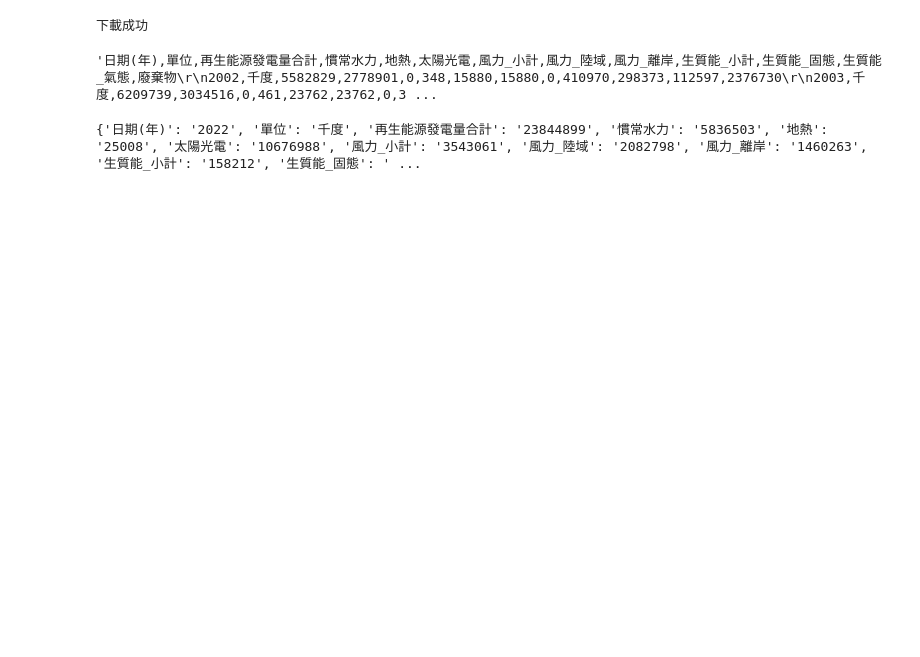
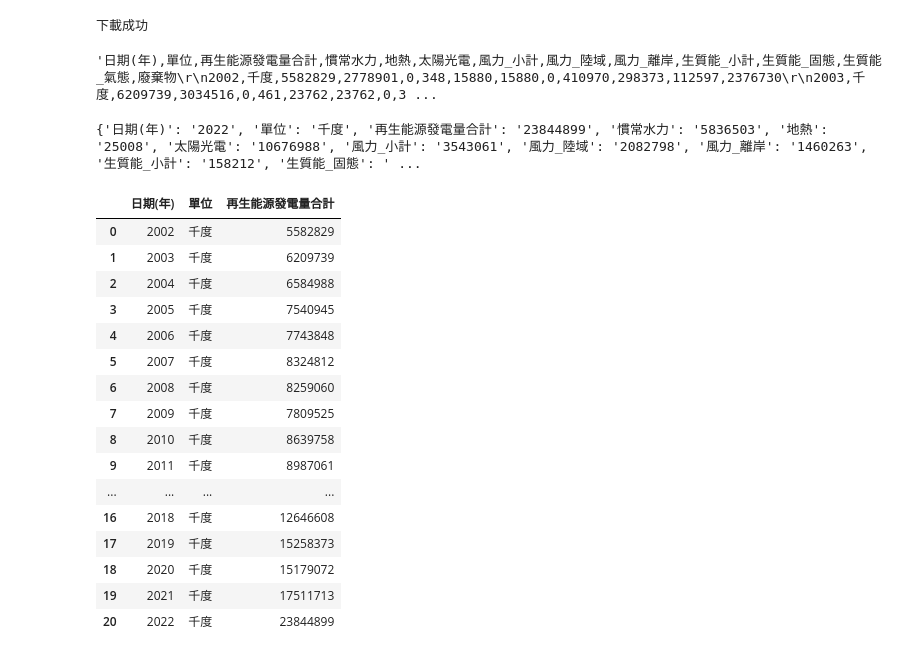
Before and after one commit to bear-1226/__20231116_C2, a Jupyter notebook: lesson14/lesson14_1.ipynb, the cells around one changed output. Cells and saved outputs as stored; diff of their text form; code cells hidden in the pictures; blank space fills up the shorter version.

```diff
--- a/lesson14/lesson14_1.ipynb
+++ b/lesson14/lesson14_1.ipynb
@@ -28,3 +28,26 @@ for item in csv_data:
         print(item)
 # %% [output]
 {'日期(年)': '2022', '單位': '千度', '再生能源發電量合計': '23844899', '慣常水力': '5836503', '地熱': '25008', '太陽光電': '10676988', '風力_小計': '3543061', '風力_陸域': '2082798', '風力_離岸': '1460263', '生質能_小計': '158212', '生質能_固態': ' ...
+# %%
+#使用DataFrame顯示資料
+import pandas as pd
+dataFrame = pd.DataFrame(csv_data,columns=['日期(年)','單位','再生能源發電量合計'])
+dataFrame
+# %% [output]
+|  | 日期(年) | 單位 | 再生能源發電量合計 |
+| 0 | 2002 | 千度 | 5582829 |
+| 1 | 2003 | 千度 | 6209739 |
+| 2 | 2004 | 千度 | 6584988 |
+| 3 | 2005 | 千度 | 7540945 |
+| 4 | 2006 | 千度 | 7743848 |
+| 5 | 2007 | 千度 | 8324812 |
+| 6 | 2008 | 千度 | 8259060 |
+| 7 | 2009 | 千度 | 7809525 |
+| 8 | 2010 | 千度 | 8639758 |
+| 9 | 2011 | 千度 | 8987061 |
+| ... | ... | ... | ... |
+| 16 | 2018 | 千度 | 12646608 |
+| 17 | 2019 | 千度 | 15258373 |
+| 18 | 2020 | 千度 | 15179072 |
+| 19 | 2021 | 千度 | 17511713 |
+| 20 | 2022 | 千度 | 23844899 |
```
Also changed, not shown: 4 other files.
